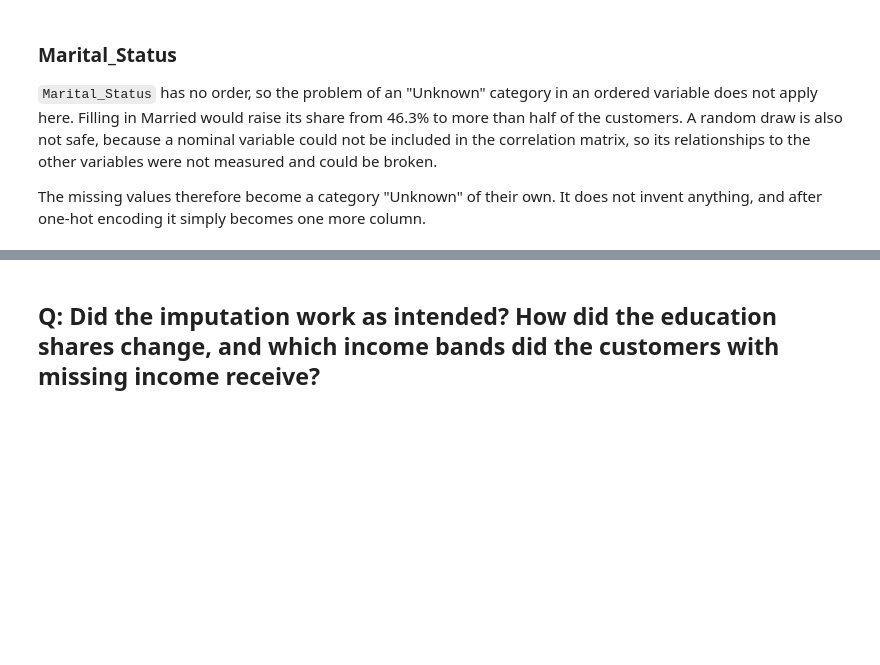
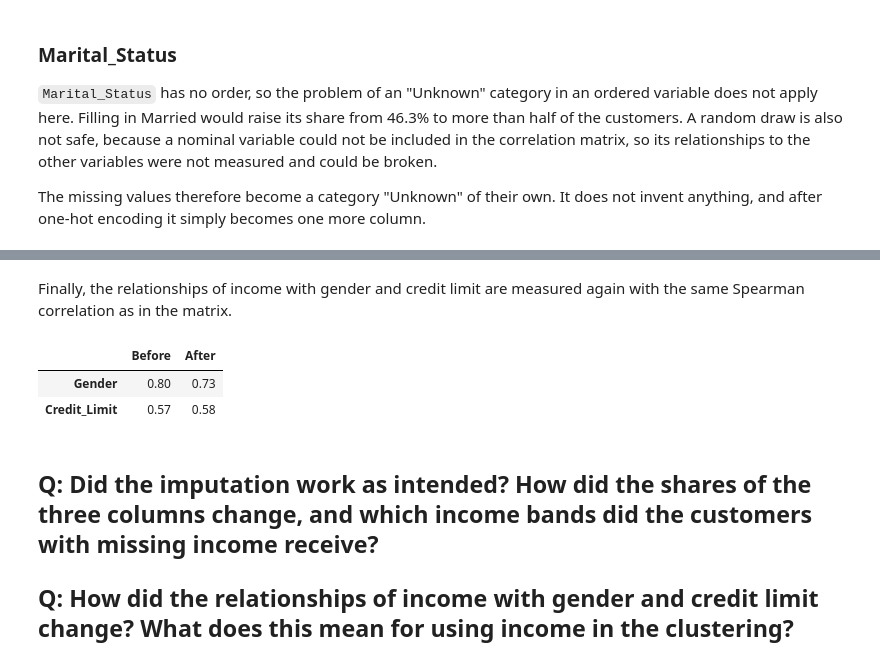
Before and after one commit to d3m1d0s/FoML_projects, a Jupyter notebook: project_1/bankchurners_eda_clustering.ipynb, the cells around one changed output, grey strips where cells are left out. Saved outputs shown, nothing was run; the diff lists cells and outputs as text; code cells hidden in the pictures; blank space fills up the shorter version.

```diff
--- a/project_1/bankchurners_eda_clustering.ipynb
+++ b/project_1/bankchurners_eda_clustering.ipynb
@@ -988,3 +1027,28 @@ dtype: int64
+# %% [markdown]
+Finally, the relationships of income with gender and credit limit are measured again with the same Spearman correlation as in the matrix.
+# %%
+gender_codes = (df["Gender"] == "M").astype(int)
+income_ranks = {
+    "Before": before_imputation["Income_Category"].cat.codes.replace(-1, np.nan),
+    "After": df["Income_Category"].cat.codes,
+}
+
+income_corr = pd.DataFrame({
+    when: {
+        "Gender": ranks.corr(gender_codes, method="spearman"),
+        "Credit_Limit": ranks.corr(df["Credit_Limit"], method="spearman"),
+    }
+    for when, ranks in income_ranks.items()
+}).round(2)
+
+display(income_corr)
+# %% [output]
+|  | Before | After |
+| Gender | 0.80 | 0.73 |
+| Credit_Limit | 0.57 | 0.58 |
 # %% [markdown]
-**Q:** Did the imputation work as intended? How did the education shares change, and which income bands did the customers with missing income receive?
+**Q:** Did the imputation work as intended? How did the shares of the three columns change, and which income bands did the customers with missing income receive?
 -
+
+**Q:** How did the relationships of income with gender and credit limit change? What does this mean for using income in the clustering?
+-
```
Also changed, not shown: parts of 13 cells of this notebook.
